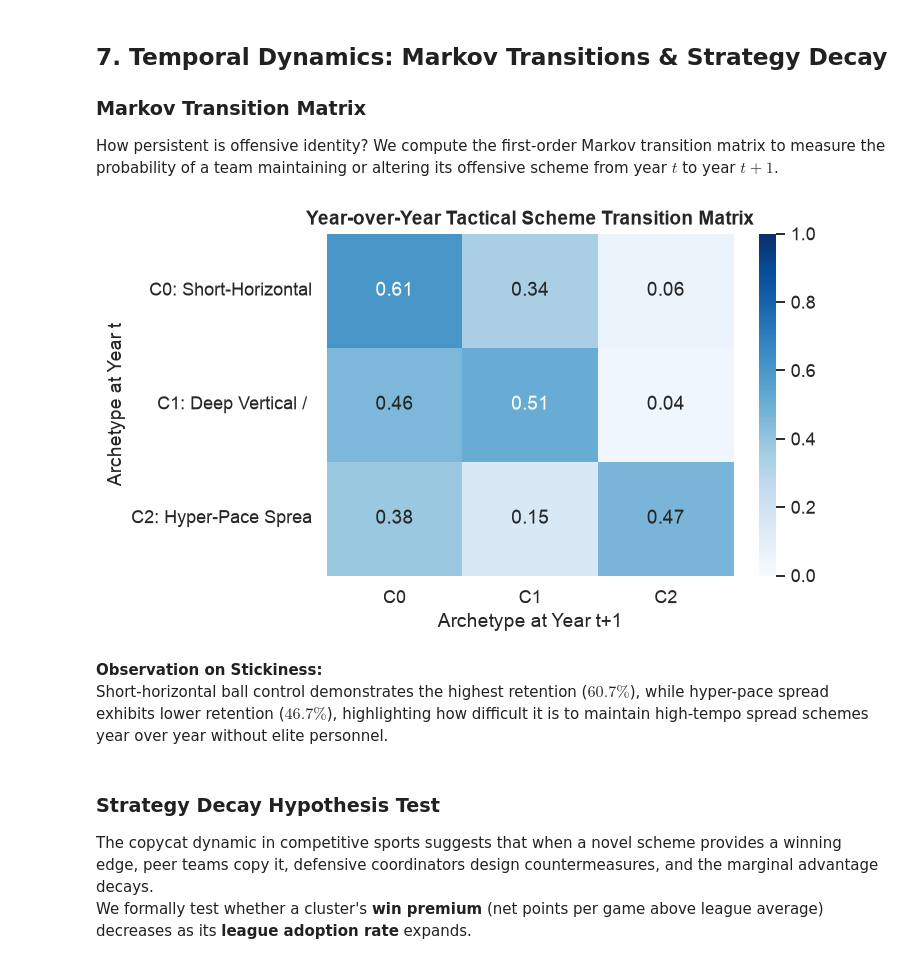
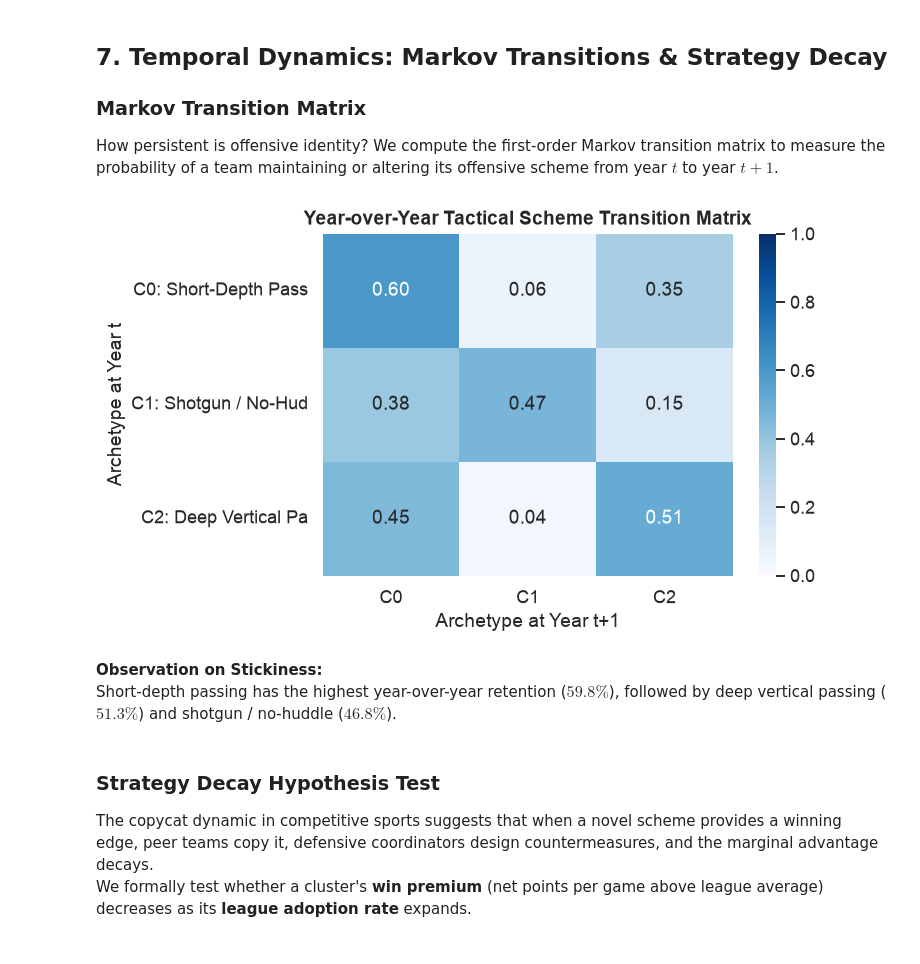
Before and after one commit to knabcd003/nfl-offensive-scheme-clustering, a Jupyter notebook: nfl_offensive_clustering.ipynb, the cells around one changed output. Cells and saved outputs as stored; diff of their text form; code cells hidden in the pictures.

```diff
--- a/nfl_offensive_clustering.ipynb
+++ b/nfl_offensive_clustering.ipynb
@@ -225,7 +230,8 @@ def build_tactical_features(df):
             'season': int(season),
             'team': team,
             'n_plays': n,
-            'pass_rate': len(passes) / n,
+            # Count called passing plays, including QB scrambles.
+            'pass_rate': grp['qb_dropback'].fillna(0).mean(),
             'shotgun_rate': grp['shotgun'].mean(),
             'no_huddle_rate': grp['no_huddle'].mean(),
             'air_yards_per_att': ay.mean() if len(ay) else np.nan,
@@ -253,6 +259,8 @@ FEATS = ['pass_rate', 'shotgun_rate', 'no_huddle_rate', 'air_yards_per_att',
 Z_FEATS = [f'{f}_z' for f in FEATS]
 
 df_z = df_team_raw.copy()
+df_z['team_clean'] = df_z['team'].replace(TEAM_ALIASES)
+assert not df_z.duplicated(['season', 'team_clean']).any()
 for f in FEATS:
     mu  = df_z.groupby('season')[f].transform('mean')
     sig = df_z.groupby('season')[f].transform('std')
@@ -423,10 +431,6 @@ Now we examine the cluster centroids and assign football-meaningful labels to ea
 # %%
 km_final = KMeans(n_clusters=3, init='k-means++', n_init=100, random_state=42)
 df_clean['cluster'] = km_final.fit_predict(X)
-
-# Compute continuous Euclidean distance to each centroid (used later for supervised models)
-for c in range(3):
-    df_clean[f'dist_centroid_{c}'] = np.linalg.norm(X - km_final.cluster_centers_[c], axis=1)
 
 centroids = pd.DataFrame(
     km_final.cluster_centers_,
@@ -449,13 +453,14 @@ plt.show()
 # %%
 ARCHETYPES = {
-    0: 'Short-Horizontal Ball Control',
-    1: 'Deep Vertical / Power Run',
-    2: 'Hyper-Pace Spread'
+    0: 'Short-Depth Passing',
+    1: 'Shotgun / No-Huddle',
+    2: 'Deep Vertical Passing'
 }
 df_clean['archetype'] = df_clean['cluster'].map(ARCHETYPES)
 
 # Historical evolution of archetypes
 trend = pd.crosstab(df_clean['season'], df_clean['archetype'], normalize='index')
+trend = trend[list(ARCHETYPES.values())]
 
 fig, ax = plt.subplots(figsize=(12, 4.8))
 trend.plot.area(ax=ax, alpha=0.75, color=['#ff7f0e', '#2ca02c', '#1f77b4'])
@@ -495,28 +500,29 @@ plt.show()
 ### Markov Transition Matrix
 How persistent is offensive identity? We compute the first-order Markov transition matrix to measure the probability of a team maintaining or altering its offensive scheme from year $t$ to year $t+1$.
 # %%
-transitions = (df_clean.sort_values(['team', 'season'])
-               .assign(cluster_next=lambda d: d.groupby('team')['cluster'].shift(-1))
-               .dropna(subset=['cluster_next']))
+transitions = (df_clean.sort_values(['team_clean', 'season'])
+               .assign(cluster_next=lambda d: d.groupby('team_clean')['cluster'].shift(-1),
+                       season_next=lambda d: d.groupby('team_clean')['season'].shift(-1))
+               .query('season_next == season + 1'))
 transitions['cluster_next'] = transitions['cluster_next'].astype(int)
 
 counts = pd.crosstab(transitions['cluster'], transitions['cluster_next'])
 trans_matrix = counts.div(counts.sum(axis=1), axis=0)
 trans_matrix.index = [f"C{i}: {ARCHETYPES[i][:16]}" for i in range(3)]
 trans_matrix.columns = [f"C{i}" for i in range(3)]
 
 fig, ax = plt.subplots(figsize=(7, 4.2))
 sns.heatmap(trans_matrix, annot=True, fmt='.2f', cmap='Blues', ax=ax, vmin=0, vmax=1)
 ax.set_title('Year-over-Year Tactical Scheme Transition Matrix', fontweight='bold')
 ax.set_xlabel('Archetype at Year t+1')
 ax.set_ylabel('Archetype at Year t')
 plt.tight_layout()
 plt.show()
 # %% [output]
-[figure, old version]
+[figure, new version]
 # %% [markdown]
 **Observation on Stickiness:**
-Short-horizontal ball control demonstrates the highest retention ($60.7\%$), while hyper-pace spread exhibits lower retention ($46.7\%$), highlighting how difficult it is to maintain high-tempo spread schemes year over year without elite personnel.
+Short-depth passing has the highest year-over-year retention ($59.8\%$), followed by deep vertical passing ($51.3\%$) and shotgun / no-huddle ($46.8\%$).
 # %% [markdown]
 ### Strategy Decay Hypothesis Test
 
```
Also changed, not shown: parts of 27 cells of this notebook.
